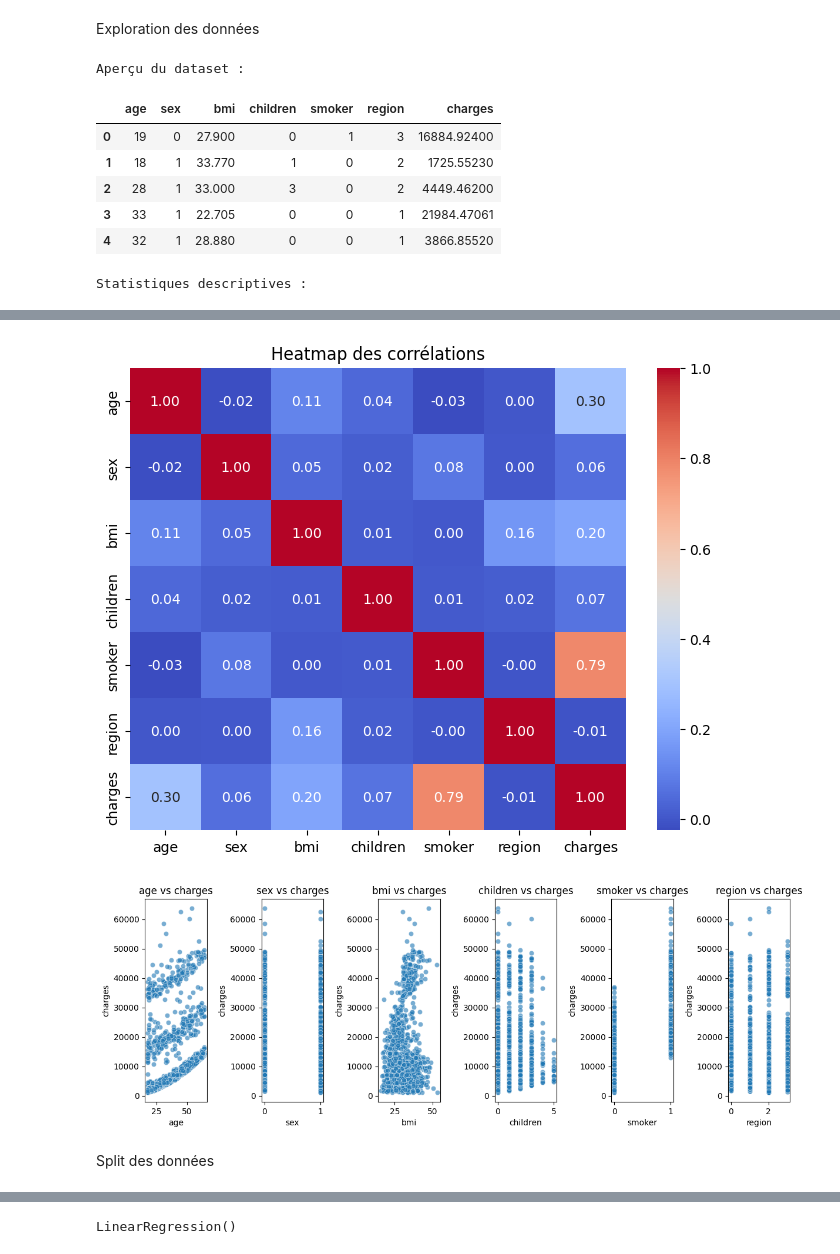
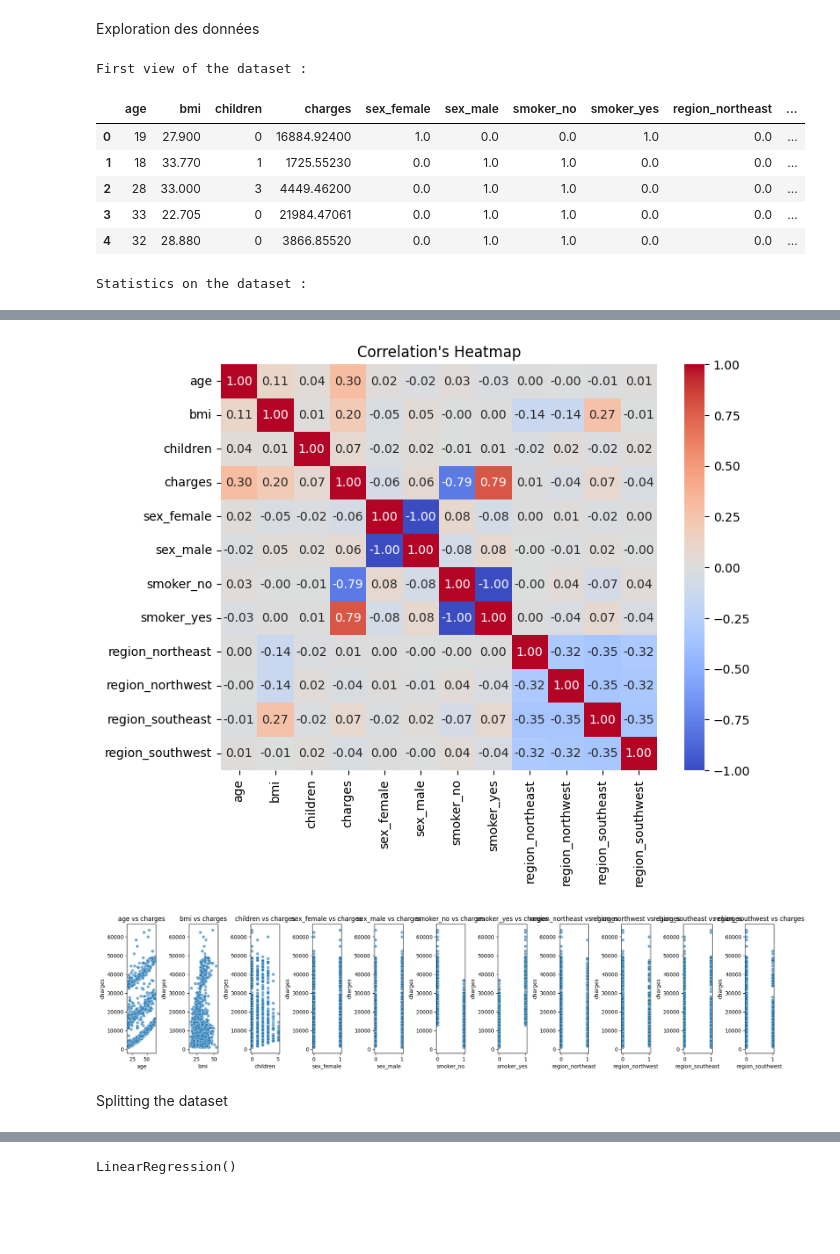
Before and after one commit to LBullimore/Project-ML-NB-LB, a Jupyter notebook: Projet_ML_BN_BL.ipynb, the cells around one changed output, grey strips where cells are left out. Cells and saved outputs as stored; diff of their text form; code cells hidden in the pictures; blank space fills up the shorter version.

```diff
--- a/Projet_ML_BN_BL.ipynb
+++ b/Projet_ML_BN_BL.ipynb
@@ -61,0 +28,17 @@ age         0
+# %%
+#Lets check for missing values
+print("Missing values per column :")
+print(data.isnull().sum(), "\n")
+
+#Encoding categorical values in numerical values
+qualitative_cols = data.select_dtypes(include=["object", "category"]).columns
+
+encoder = OneHotEncoder()
+encoded = encoder.fit_transform(data[qualitative_cols]).toarray()
+encoded_df = pd.DataFrame(encoded,
+                          columns=encoder.get_feature_names_out(qualitative_cols),
+                          index=data.index)
+data = data.drop(columns=qualitative_cols)
+data = pd.concat([data, encoded_df], axis=1)
+
+print(data.head())
@@ -62,16 +63,16 @@ age         0
 # %% [markdown]
 Exploration des données
 # %%
-print("Aperçu du dataset :")
+print("First view of the dataset :")
 display(data.head())
 
-print("\nStatistiques descriptives :")
+print("\nStatistics on the dataset :")
 display(data.describe())
 
-# Colonnes du dataset
+# List of the different columns
 num_cols = data.columns
 
-# Répartitions des différentes variables
+# Lets check the spread of the differents variables
 plt.figure(figsize=(14, 8))
 for i, col in enumerate(num_cols, 1):
     plt.subplot(2, (len(num_cols)+1)//2, i)
@@ -80,17 +81,17 @@ for i, col in enumerate(num_cols, 1):
 plt.tight_layout()
 plt.show()
 
-# Heatmap des correlations
+# Correlation's heatmap
 plt.figure(figsize=(8, 6))
 corr = data.corr()
 sns.heatmap(corr, annot=True, cmap="coolwarm", fmt=".2f")
-plt.title("Heatmap des corrélations")
+plt.title("Correlation's Heatmap")
 plt.show()
 
-# Scatterplots avec "charges"
+# Scatterplots with the "charges" variable
 target = "charges"
 
-plt.figure(figsize=(14, 8))
+plt.figure(figsize=(20,8))
 plot_index = 1
 for col in num_cols:
     if col != target:
@@ -102,11 +103,11 @@ for col in num_cols:
 plt.tight_layout()
 plt.show()
 # %% [output]
-Aperçu du dataset :
+First view of the dataset :
-|  | age | sex | bmi | children | smoker | region | charges |
-| 0 | 19 | 0 | 27.900 | 0 | 1 | 3 | 16884.92400 |
-| 1 | 18 | 1 | 33.770 | 1 | 0 | 2 | 1725.55230 |
-| 2 | 28 | 1 | 33.000 | 3 | 0 | 2 | 4449.46200 |
-| 3 | 33 | 1 | 22.705 | 0 | 0 | 1 | 21984.47061 |
-| 4 | 32 | 1 | 28.880 | 0 | 0 | 1 | 3866.85520 |
+|  | age | bmi | children | charges | sex_female | sex_male | smoker_no | smoker_yes | region_northeast | ... |
+| 0 | 19 | 27.900 | 0 | 16884.92400 | 1.0 | 0.0 | 0.0 | 1.0 | 0.0 | ... |
+| 1 | 18 | 33.770 | 1 | 1725.55230 | 0.0 | 1.0 | 1.0 | 0.0 | 0.0 | ... |
+| 2 | 28 | 33.000 | 3 | 4449.46200 | 0.0 | 1.0 | 1.0 | 0.0 | 0.0 | ... |
+| 3 | 33 | 22.705 | 0 | 21984.47061 | 0.0 | 1.0 | 1.0 | 0.0 | 0.0 | ... |
+| 4 | 32 | 28.880 | 0 | 3866.85520 | 0.0 | 1.0 | 1.0 | 0.0 | 0.0 | ... |
-Statistiques descriptives :
+Statistics on the dataset :
@@ -123,5 +124,5 @@ Statistiques descriptives :
-[figure, old version]
+[figure, new version]
-[figure, old version]
+[figure, new version]
-# %% [markdown]
-Split des données
+# %% [markdown]
+Splitting the dataset
 # %%
```
Also changed, not shown: parts of 21 cells of this notebook.
